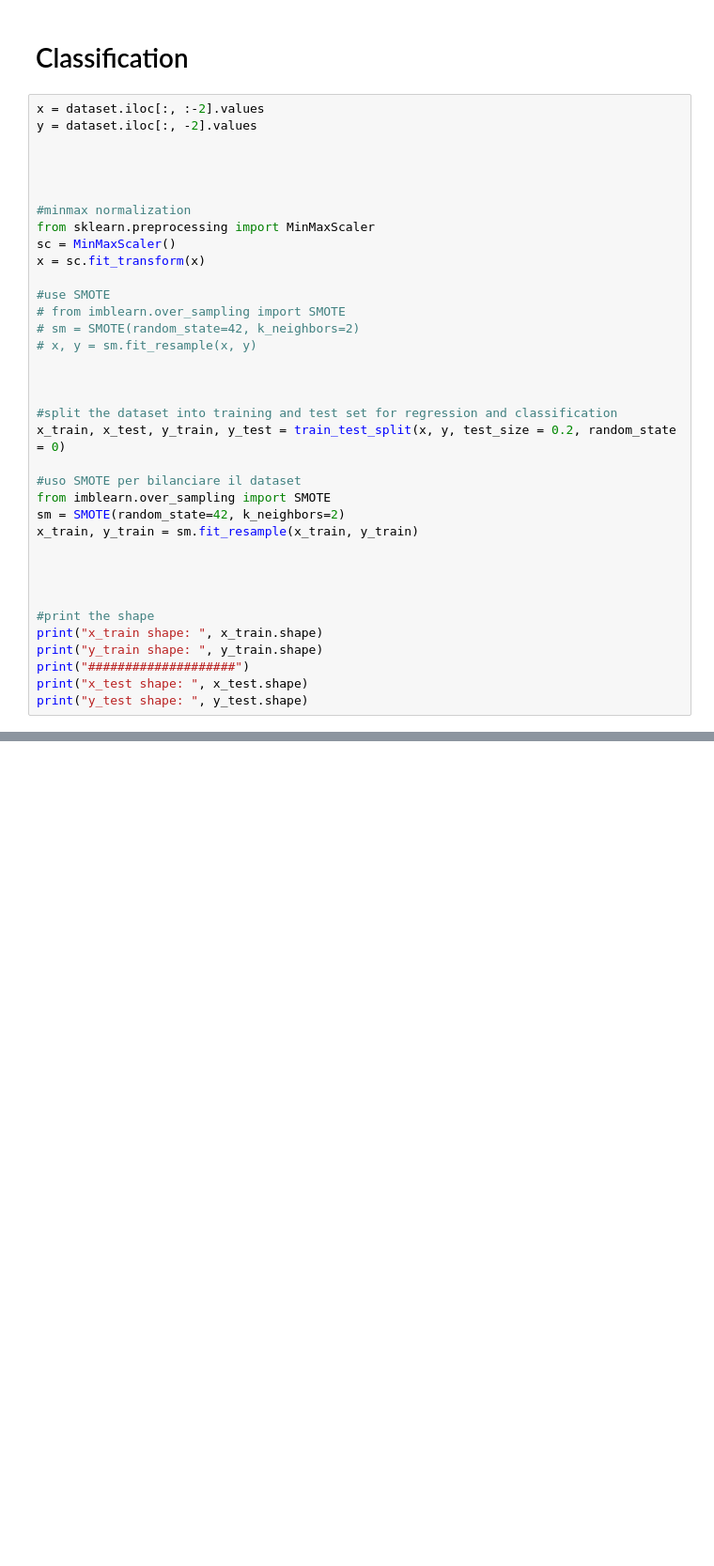
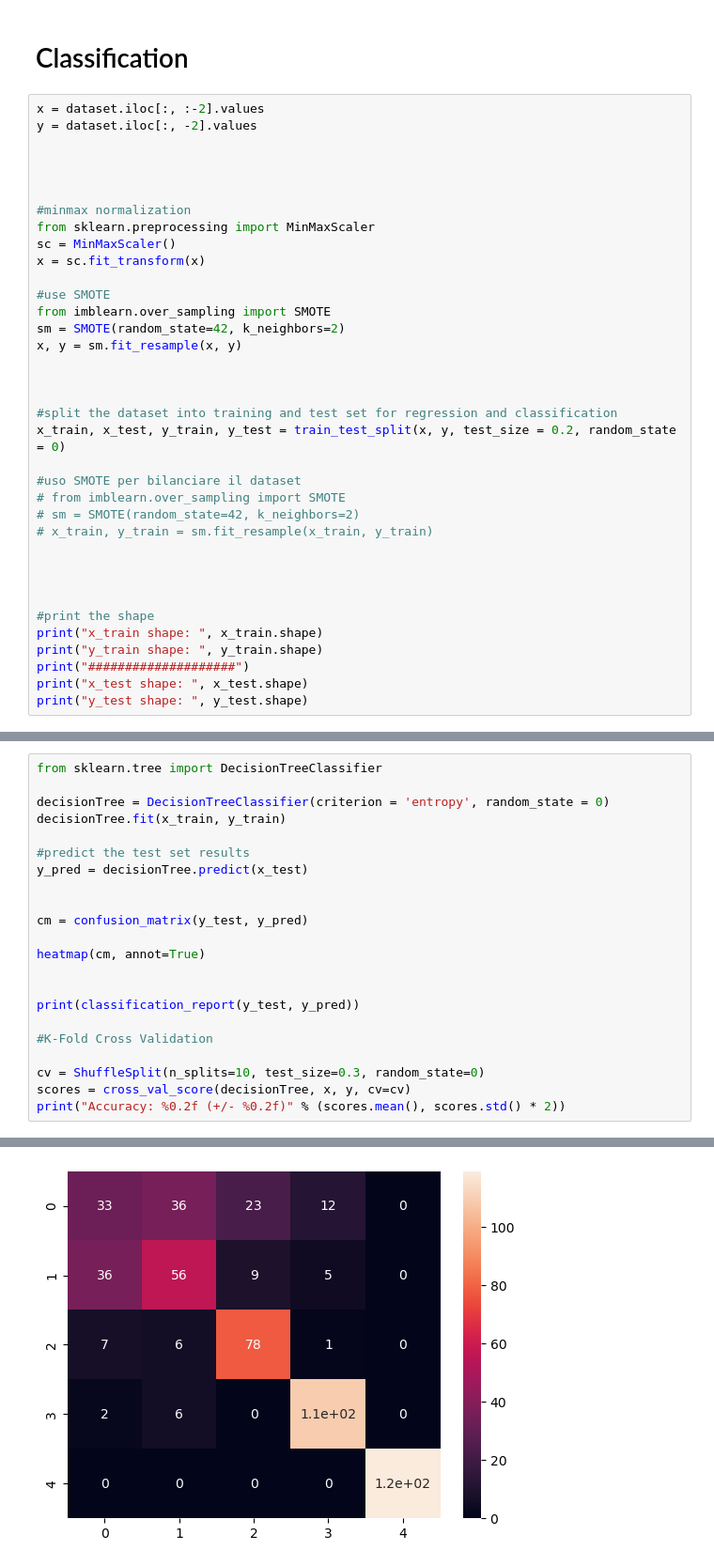
Before and after one commit to THESHADOW2030/ML-homework1, a Jupyter notebook: homework1.ipynb, the cells around one changed output, grey strips where cells are left out. Shown at 94% size. Drawn from its saved outputs; the diff is of its cells as text; blank space fills up the shorter version.

```diff
--- a/homework1.ipynb
+++ b/homework1.ipynb
@@ -100,9 +238,9 @@ sc = MinMaxScaler()
 x = sc.fit_transform(x)
 
 #use SMOTE
-# from imblearn.over_sampling import SMOTE
-# sm = SMOTE(random_state=42, k_neighbors=2)
-# x, y = sm.fit_resample(x, y)
+from imblearn.over_sampling import SMOTE
+sm = SMOTE(random_state=42, k_neighbors=2)
+x, y = sm.fit_resample(x, y)
 
 
 
@@ -110,9 +248,9 @@ x = sc.fit_transform(x)
 x_train, x_test, y_train, y_test = train_test_split(x, y, test_size = 0.2, random_state = 0)
 
 #uso SMOTE per bilanciare il dataset
-from imblearn.over_sampling import SMOTE
-sm = SMOTE(random_state=42, k_neighbors=2)
-x_train, y_train = sm.fit_resample(x_train, y_train)
+# from imblearn.over_sampling import SMOTE
+# sm = SMOTE(random_state=42, k_neighbors=2)
+# x_train, y_train = sm.fit_resample(x_train, y_train)
 
 
 
@@ -237,0 +270,23 @@ accuracy_score:  0.455
+# %%
+from sklearn.tree import DecisionTreeClassifier
+
+decisionTree = DecisionTreeClassifier(criterion = 'entropy', random_state = 0)
+decisionTree.fit(x_train, y_train)
+
+#predict the test set results
+y_pred = decisionTree.predict(x_test)
+
+
+cm = confusion_matrix(y_test, y_pred)
+
+heatmap(cm, annot=True)
+
+
+print(classification_report(y_test, y_pred))
+
+#K-Fold Cross Validation
+
+cv = ShuffleSplit(n_splits=10, test_size=0.3, random_state=0)
+scores = cross_val_score(decisionTree, x, y, cv=cv)
+print("Accuracy: %0.2f (+/- %0.2f)" % (scores.mean(), scores.std() * 2))
+# %% [output]
@@ -237,0 +306 @@ accuracy_score:  0.455
+[figure, added]
```
Also changed, not shown: parts of 15 cells of this notebook, 1 other file.
